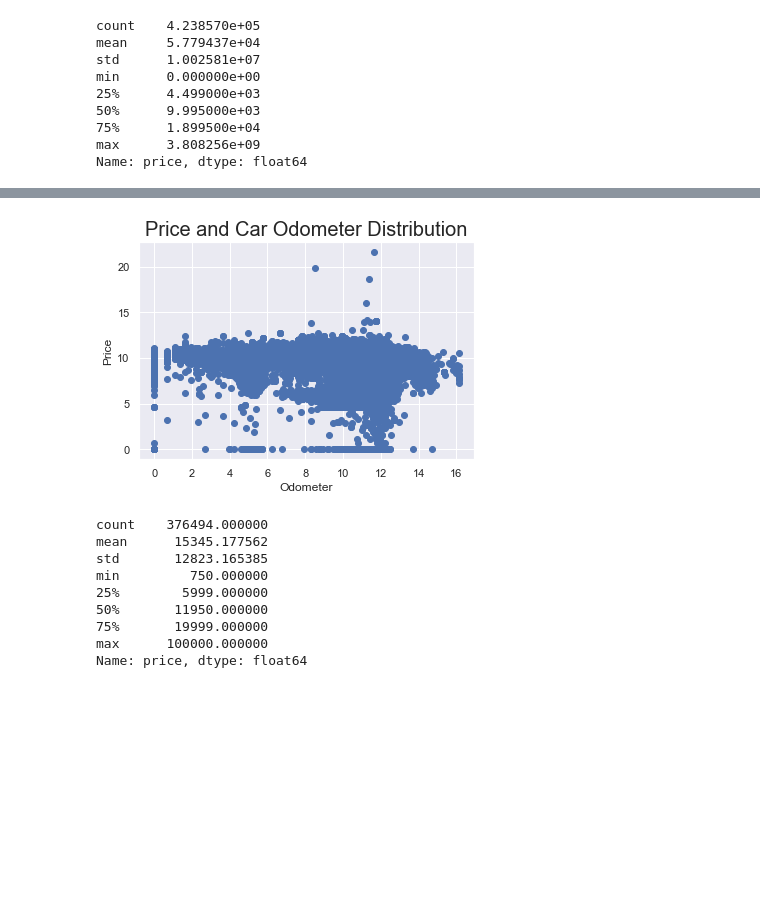
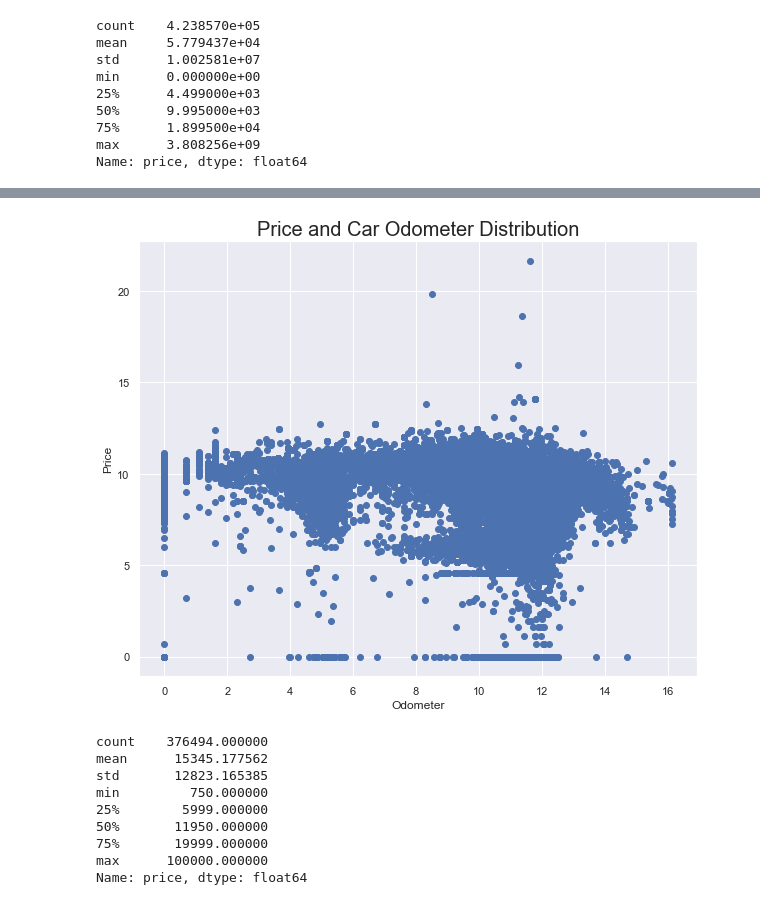
Before and after one commit to TemesgenGT/Springboard_5, a Jupyter notebook: CapStone_Two_Springboard.ipynb, the cells around one changed output, grey strips where cells are left out. Cells and saved outputs as stored; diff of their text form; code cells hidden in the pictures; blank space fills up the shorter version.

```diff
--- a/CapStone_Two_Springboard.ipynb
+++ b/CapStone_Two_Springboard.ipynb
@@ -90,7 +109,7 @@ Index(['id', 'url', 'region', 'region_url', 'price', 'year', 'manufacturer',
 # %%
 # Sub grouping the variable to be dropped
 
-df1 = df1.drop(['id', 'url','region','region_url', 'vin','lat', 'long', 'image_url','description',
-                'model', 'drive','county', 'state'], axis = 1)
+
+df1 = df1.drop(['id', 'url', 'region', 'region_url', 'vin','image_url', 'description', 'county', 'state', 'lat', 'long'], axis = 1)
 df1.head()
 # %% [output]
@@ -200,11 +225,11 @@ Median of the distribution is between 0.1 - 0.2  compared the max range value ne
 # %%
 #scatterplot for price and Make year distribution
-#fig, ax = plt.subplots(figsize = (12, 6))
+fig, ax = plt.subplots(figsize = (10, 8))
 
 plt.scatter(np.log(df1['odometer']), np.log(df1['price']), marker = 'o')
 plt.xlabel('Odometer')
 plt.ylabel('Price')
 plt.title('Price and Car Odometer Distribution', size = 20)
 plt.show()
 # %% [output]
-[figure, old version]
+[figure, new version]
```
Also changed, not shown: parts of 111 cells of this notebook.
